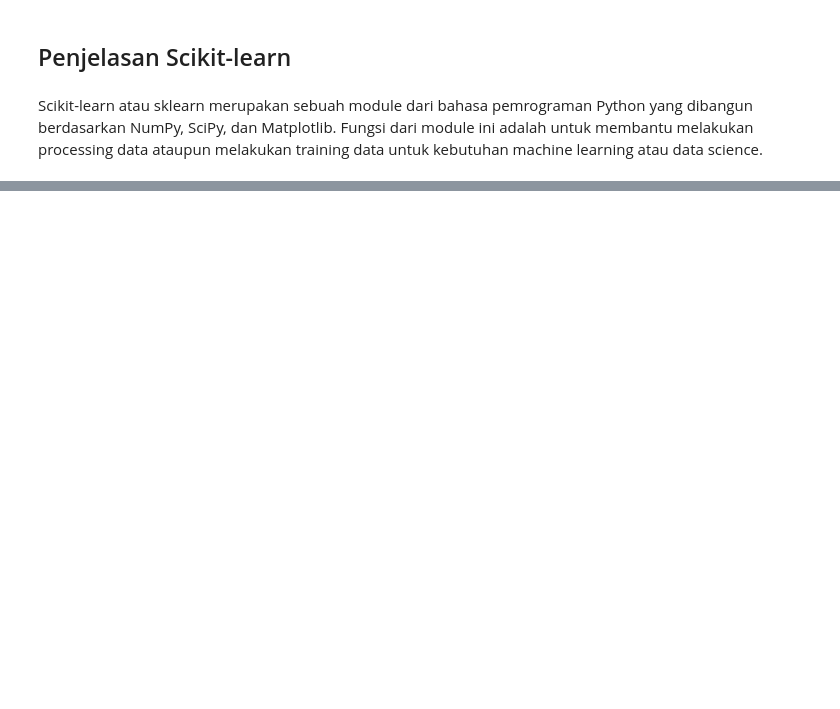
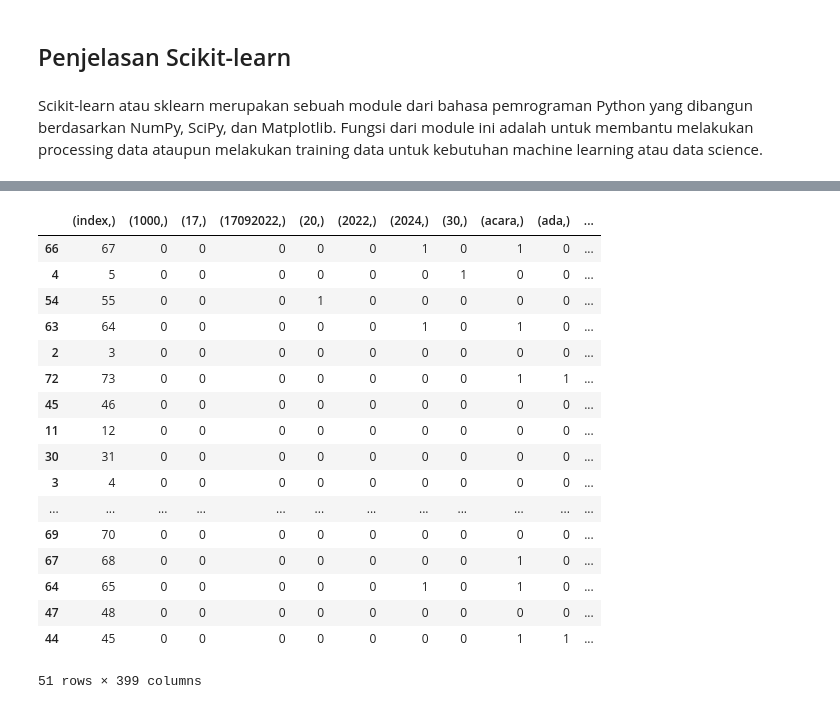
Before and after one commit to Fahmiady11/webmining, a Jupyter notebook: _build/jupyter_execute/contents/CrawlingVSM.ipynb, the cells around one changed output, grey strips where cells are left out. Drawn from its saved outputs; the diff is of its cells as text; code cells hidden in the pictures; blank space fills up the shorter version.

```diff
--- a/_build/jupyter_execute/contents/CrawlingVSM.ipynb
+++ b/_build/jupyter_execute/contents/CrawlingVSM.ipynb
@@ -298,0 +323,5 @@ tf
+# %%
+a=vectorizer.get_feature_names()
+# %%
+dataTF =pd.DataFrame(data=matrik_vsm,index=list(range(1, len(matrik_vsm[:,1])+1, )),columns=[a])
+dataTF
@@ -370,0 +426,21 @@ pd.DataFrame(idf['Document Frequency'].sort_values(ascending=False)).head(15)
+# %%
+X_train
+# %% [output]
+|  | (index,) | (1000,) | (17,) | (17092022,) | (20,) | (2022,) | (2024,) | (30,) | (acara,) | (ada,) | ... |
+| 66 | 67 | 0 | 0 | 0 | 0 | 0 | 1 | 0 | 1 | 0 | ... |
+| 4 | 5 | 0 | 0 | 0 | 0 | 0 | 0 | 1 | 0 | 0 | ... |
+| 54 | 55 | 0 | 0 | 0 | 1 | 0 | 0 | 0 | 0 | 0 | ... |
+| 63 | 64 | 0 | 0 | 0 | 0 | 0 | 1 | 0 | 1 | 0 | ... |
+| 2 | 3 | 0 | 0 | 0 | 0 | 0 | 0 | 0 | 0 | 0 | ... |
+| 72 | 73 | 0 | 0 | 0 | 0 | 0 | 0 | 0 | 1 | 1 | ... |
+| 45 | 46 | 0 | 0 | 0 | 0 | 0 | 0 | 0 | 0 | 0 | ... |
+| 11 | 12 | 0 | 0 | 0 | 0 | 0 | 0 | 0 | 0 | 0 | ... |
+| 30 | 31 | 0 | 0 | 0 | 0 | 0 | 0 | 0 | 0 | 0 | ... |
+| 3 | 4 | 0 | 0 | 0 | 0 | 0 | 0 | 0 | 0 | 0 | ... |
+| ... | ... | ... | ... | ... | ... | ... | ... | ... | ... | ... | ... |
+| 69 | 70 | 0 | 0 | 0 | 0 | 0 | 0 | 0 | 0 | 0 | ... |
+| 67 | 68 | 0 | 0 | 0 | 0 | 0 | 0 | 0 | 1 | 0 | ... |
+| 64 | 65 | 0 | 0 | 0 | 0 | 0 | 1 | 0 | 1 | 0 | ... |
+| 47 | 48 | 0 | 0 | 0 | 0 | 0 | 0 | 0 | 0 | 0 | ... |
+| 44 | 45 | 0 | 0 | 0 | 0 | 0 | 0 | 0 | 1 | 1 | ... |
+51 rows × 399 columns
```
Also changed, not shown: parts of 56 cells of this notebook, 9 other files.
